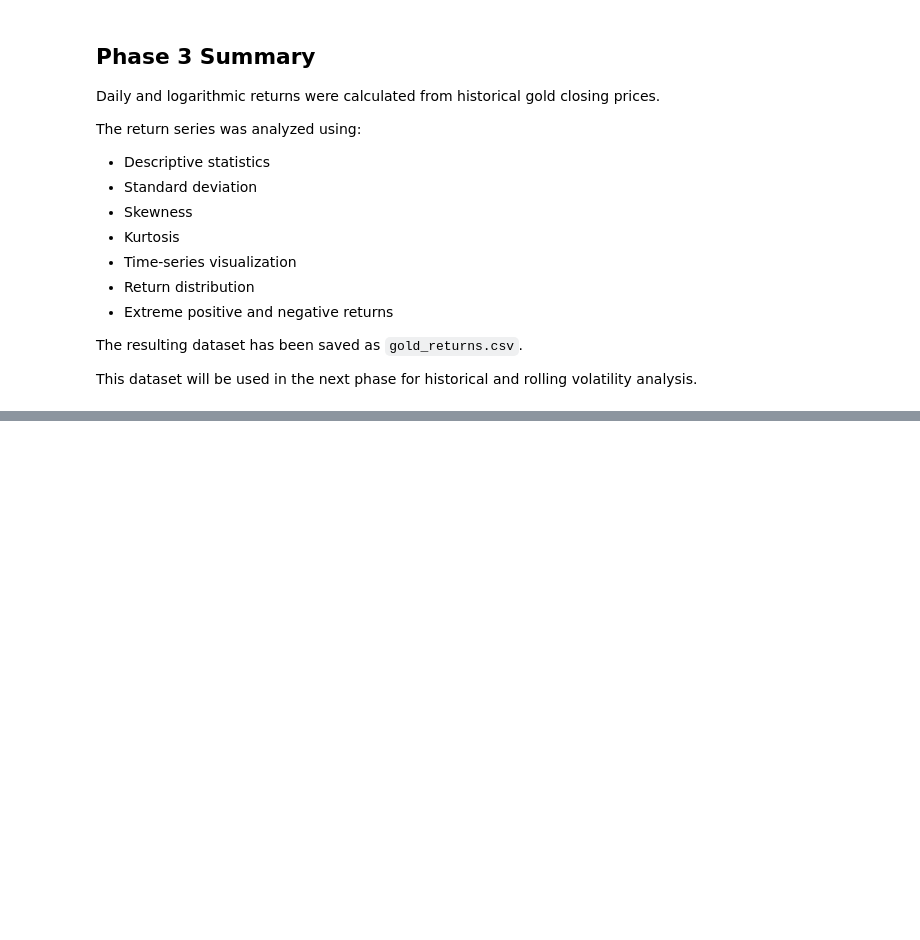
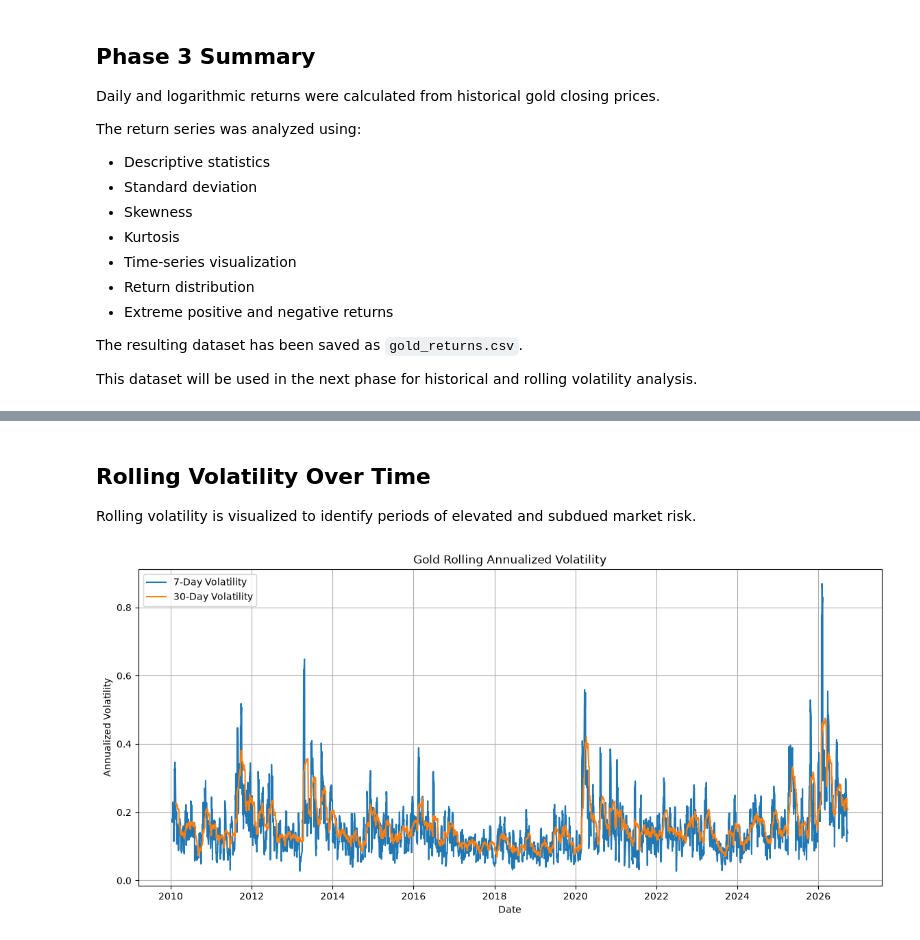
Before and after one commit to mohammadaminpeymanifar/Gold-Volatility-Analysis, a Jupyter notebook: notebooks/01_Data_Collection.ipynb, the cells around one changed output, grey strips where cells are left out. Saved outputs shown, nothing was run; the diff lists cells and outputs as text; code cells hidden in the pictures; blank space fills up the shorter version.

Commit message:
Phase 4: analyze historical and rolling gold volatility

```diff
--- a/notebooks/01_Data_Collection.ipynb
+++ b/notebooks/01_Data_Collection.ipynb
@@ -586,0 +681,13 @@ rolling volatility analysis.
+# %%
+gold["Annualized_Volatility_7D"] = (
+    gold["Volatility_7D"] * np.sqrt(252)
+)
+
+gold["Annualized_Volatility_30D"] = (
+    gold["Volatility_30D"] * np.sqrt(252)
+)
+
+gold[[
+    "Annualized_Volatility_7D",
+    "Annualized_Volatility_30D"
+]].tail()
@@ -586,0 +702,30 @@ rolling volatility analysis.
+# %% [markdown]
+## Rolling Volatility Over Time
+
+Rolling volatility is visualized to identify periods of elevated
+and subdued market risk.
+# %%
+plt.figure(figsize=(14, 6))
+
+plt.plot(
+    gold.index,
+    gold["Annualized_Volatility_7D"],
+    label="7-Day Volatility"
+)
+
+plt.plot(
+    gold.index,
+    gold["Annualized_Volatility_30D"],
+    label="30-Day Volatility"
+)
+
+plt.title("Gold Rolling Annualized Volatility")
+plt.xlabel("Date")
+plt.ylabel("Annualized Volatility")
+
+plt.legend()
+plt.grid(True)
+
+plt.show()
+# %% [output]
+[figure, added]
```
Also changed, not shown: parts of 21 cells of this notebook, 1 other file.
